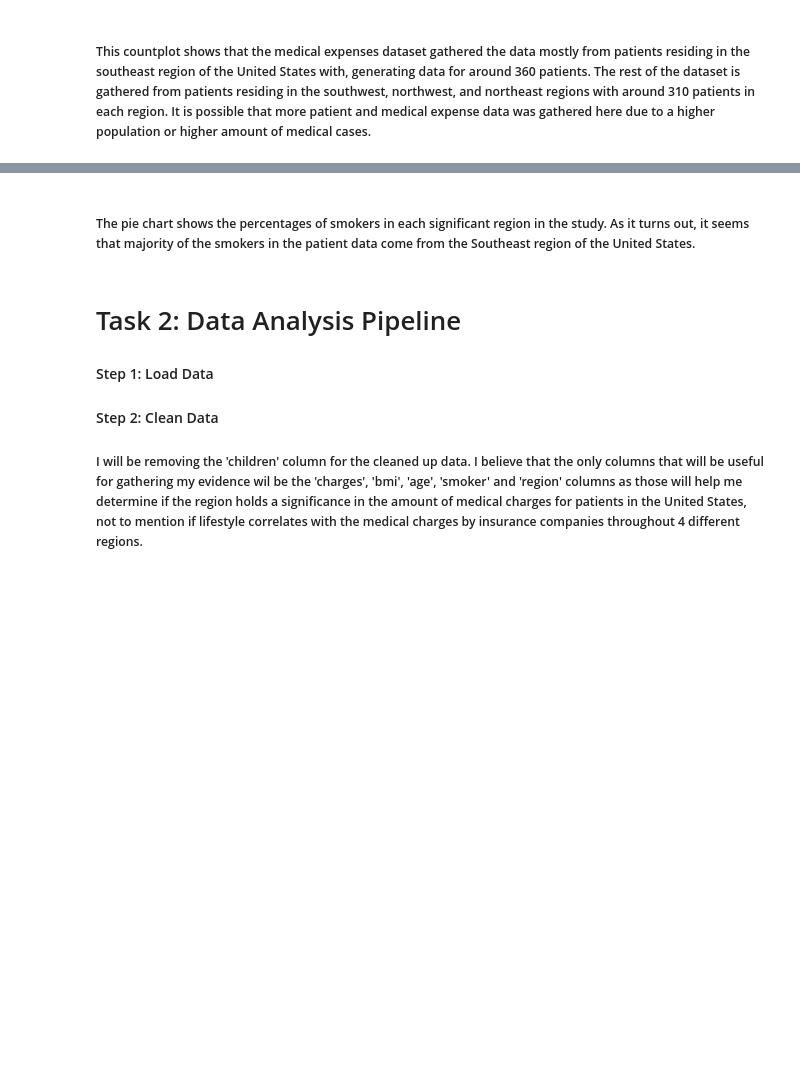
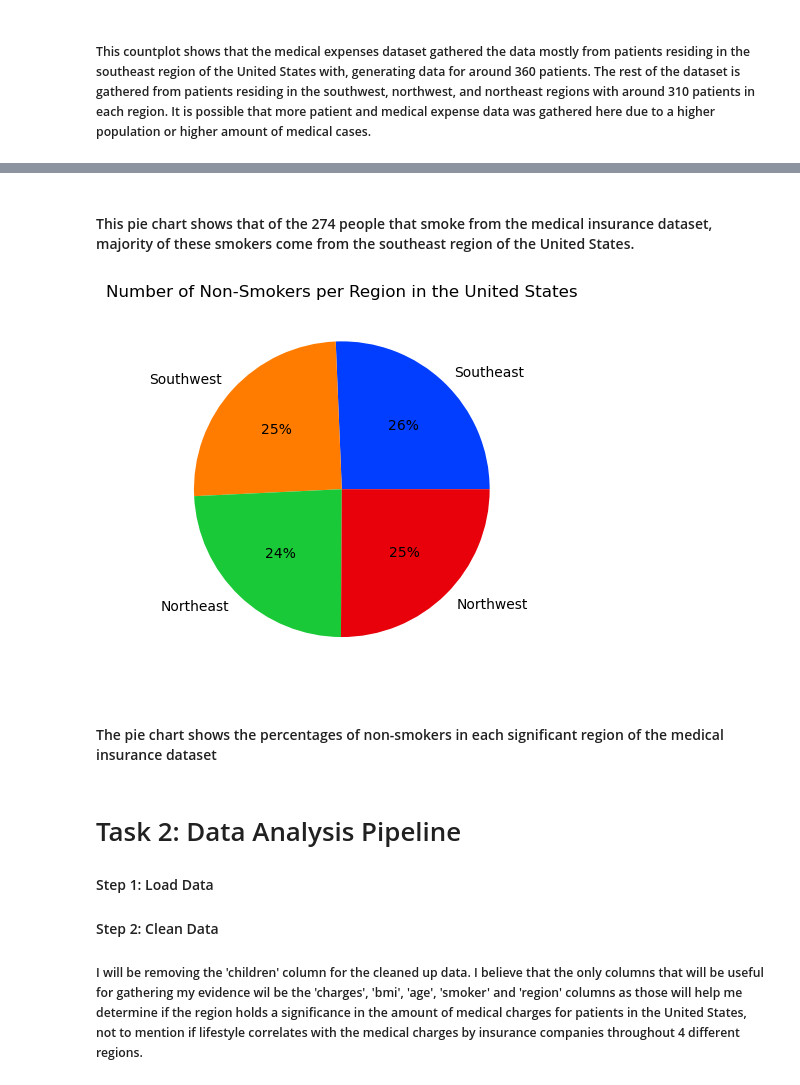
Before and after one commit to ubco-W2022T1-cosc301/project-group44, a Jupyter notebook: notebooks/analysis1.ipynb, the cells around one changed output, grey strips where cells are left out. Drawn from its saved outputs; the diff is of its cells as text; code cells hidden in the pictures; blank space fills up the shorter version.

```diff
--- a/notebooks/analysis1.ipynb
+++ b/notebooks/analysis1.ipynb
@@ -104,5 +145,17 @@ plt.show()
+# %% [markdown]
+#### This pie chart shows that of the 274 people that smoke from the medical insurance dataset, majority of these smokers come from the southeast region of the United States.
+# %%
+data_raw.value_counts(["smoker", "region"])
+data = [273,267,257,267]
+labels = ['Southeast', 'Southwest', 'Northeast', 'Northwest']
+colors = sns.color_palette('bright')[0:5]
+plt.pie(data, labels = labels, colors = colors, autopct='%.0f%%')
+plt.title("Number of Non-Smokers per Region in the United States")
+plt.show()
+# %% [output]
+[figure, added]
 # %% [markdown]
-##### The pie chart shows the percentages of smokers in each significant region in the study. As it turns out, it seems that majority of the smokers in the patient data come from the Southeast region of the United States.
+#### The pie chart shows the percentages of non-smokers in each significant region of the medical insurance dataset
 # %% [markdown]
 # Task 2: Data Analysis Pipeline
 
```
Also changed, not shown: parts of 22 cells of this notebook.
